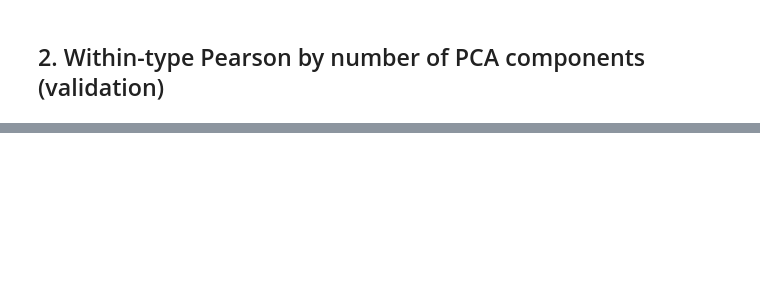
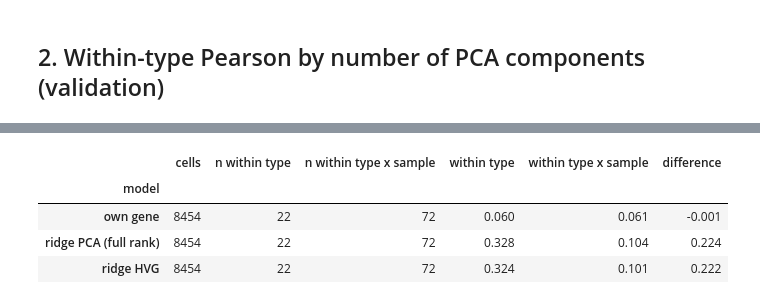
Before and after one commit to ardaqas/citeseq-rna-to-protein-transfer, a Jupyter notebook: notebooks/03b_phase3_followups.ipynb, the cells around one changed output, grey strips where cells are left out. Cells and saved outputs as stored; diff of their text form; code cells hidden in the pictures; blank space fills up the shorter version.

```diff
--- a/notebooks/03b_phase3_followups.ipynb
+++ b/notebooks/03b_phase3_followups.ipynb
@@ -143,0 +159,25 @@ print(f"50 PCs reach {rel[0]:.0%} of the full-rank within-type r and {rel[1]:.0%
+# %%
+def compare(cells, g_coarse, g_fine, label_coarse, label_fine):
+    rows = []
+    for m, p in pred.items():
+        if m.startswith("cell-type mean"):
+            continue
+        e_c = evaluate(Y_va[cells], p[cells], g_coarse[cells], proteins, MIN_CELLS).loc[primary]
+        e_f = evaluate(Y_va[cells], p[cells], g_fine[cells], proteins, MIN_CELLS).loc[primary]
+        rows.append({"model": m, "cells": int(cells.sum()),
+                     f"n {label_coarse}": int(e_c["n_types"].median()), f"n {label_fine}": int(e_f["n_types"].median()),
+                     label_coarse: e_c["within_w"].median(), label_fine: e_f["within_w"].median()})
+    out = pd.DataFrame(rows).set_index("model")
+    out["difference"] = out[label_coarse] - out[label_fine]
+    return out
+
+ts_counts = pd.Series(ts_va).value_counts()
+same_cells = np.isin(ts_va, ts_counts.index[ts_counts >= MIN_CELLS])
+same_table = compare(same_cells, ct_va, ts_va, "within type", "within type x sample")
+same_table
+# %% [output]
+|  | cells | n within type | n within type x sample | within type | within type x sample | difference |
+| model |  |  |  |  |  |  |
+| own gene | 8454 | 22 | 72 | 0.060 | 0.061 | -0.001 |
+| ridge PCA (full rank) | 8454 | 22 | 72 | 0.328 | 0.104 | 0.224 |
+| ridge HVG | 8454 | 22 | 72 | 0.324 | 0.101 | 0.222 |
```
Also changed, not shown: parts of 10 cells of this notebook, 6 other files.
